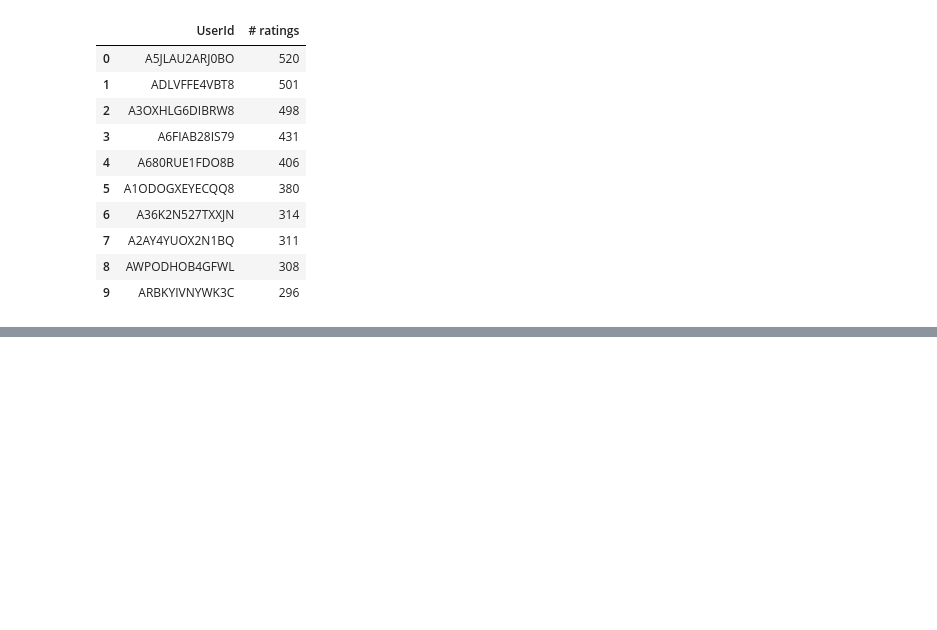
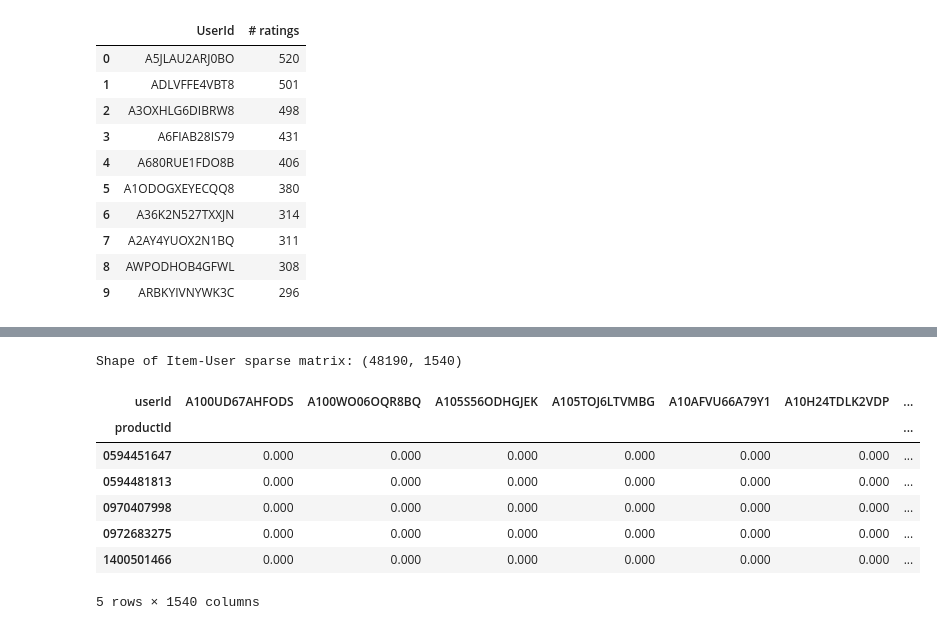
Before and after one commit to Bazinga97/Recommendation-system-, a Jupyter notebook: Amazon_Electronics_Recommendation.ipynb, the cells around one changed output, grey strips where cells are left out. Saved outputs shown, nothing was run; the diff lists cells and outputs as text; code cells hidden in the pictures; blank space fills up the shorter version.

```diff
--- a/Amazon_Electronics_Recommendation.ipynb
+++ b/Amazon_Electronics_Recommendation.ipynb
@@ -275,0 +643,15 @@ most_rated.head(10)
+# %%
+# Create the Item-User sparse matrix
+item_user = ratings.pivot(index='productId', columns='userId', values='rating').fillna(0)
+print('Shape of Item-User sparse matrix:', item_user.shape)
+item_user.head()
+# %% [output]
+Shape of Item-User sparse matrix: (48190, 1540)
+| userId | A100UD67AHFODS | A100WO06OQR8BQ | A105S56ODHGJEK | A105TOJ6LTVMBG | A10AFVU66A79Y1 | A10H24TDLK2VDP | ... |
+| productId |  |  |  |  |  |  | ... |
+| 0594451647 | 0.000 | 0.000 | 0.000 | 0.000 | 0.000 | 0.000 | ... |
+| 0594481813 | 0.000 | 0.000 | 0.000 | 0.000 | 0.000 | 0.000 | ... |
+| 0970407998 | 0.000 | 0.000 | 0.000 | 0.000 | 0.000 | 0.000 | ... |
+| 0972683275 | 0.000 | 0.000 | 0.000 | 0.000 | 0.000 | 0.000 | ... |
+| 1400501466 | 0.000 | 0.000 | 0.000 | 0.000 | 0.000 | 0.000 | ... |
+5 rows × 1540 columns
```
Also changed, not shown: parts of 23 cells of this notebook.
